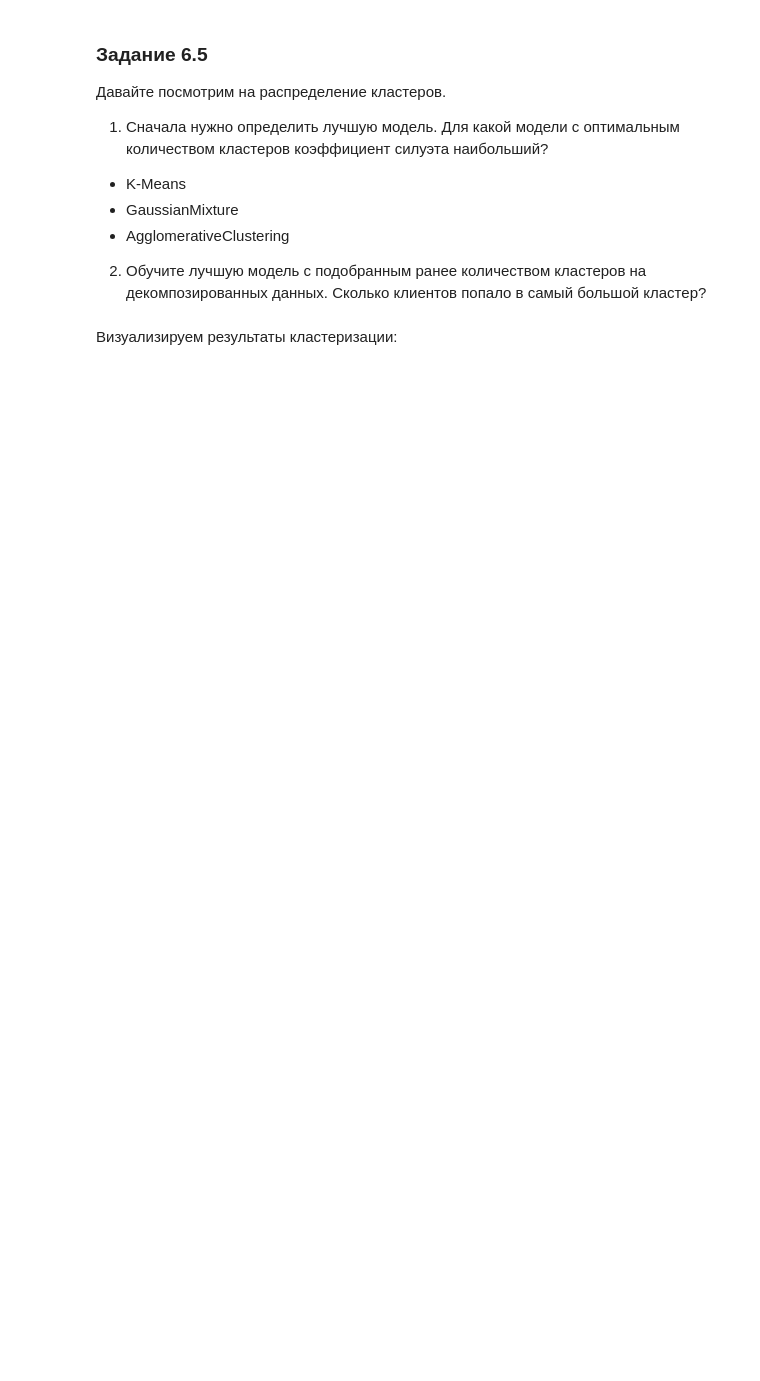
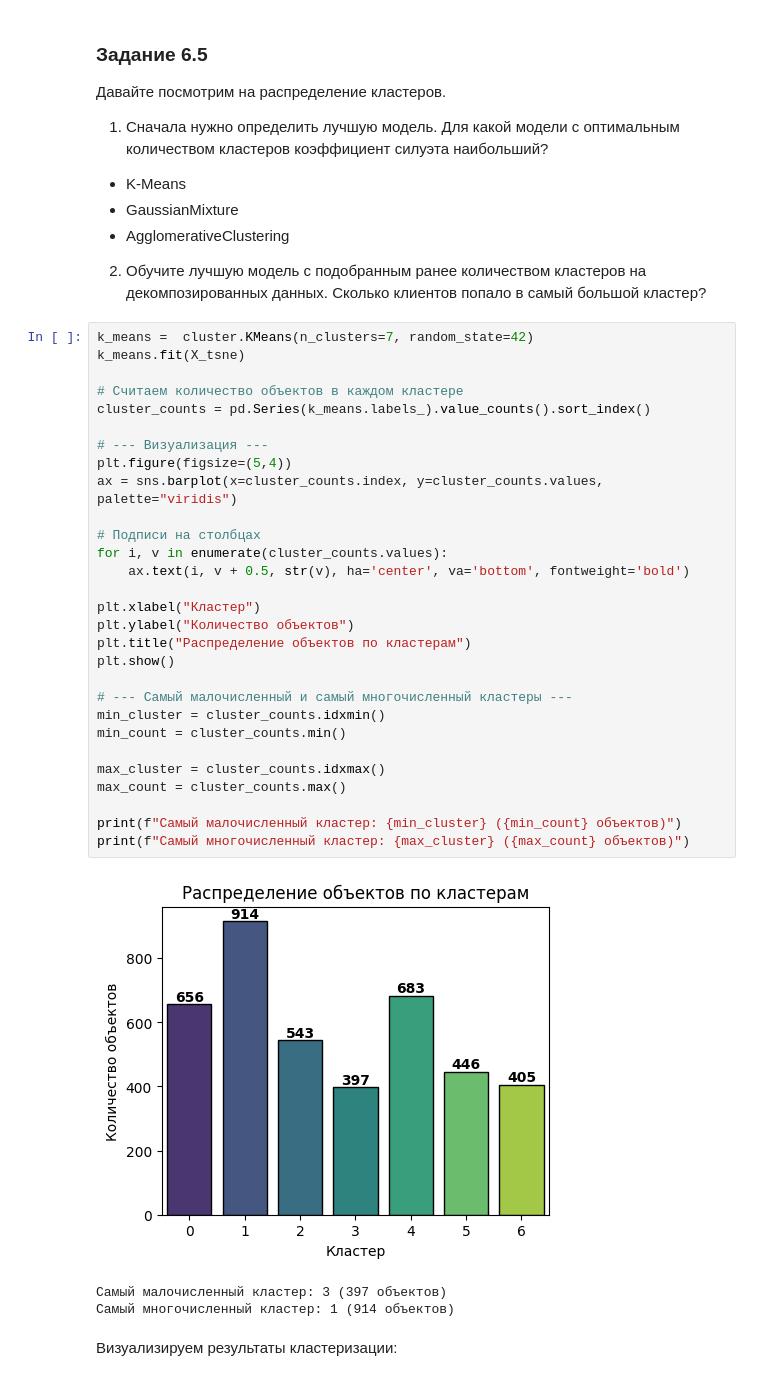
Before and after one commit to dafe1988/SF-DSPR-174, a Jupyter notebook: PROJECT-6/Project-6._Ноутбук-шаблон.ipynb, the cells around one changed output. Cells and saved outputs as stored; diff of their text form; blank space fills up the shorter version.

```diff
--- a/PROJECT-6/Project-6._Ноутбук-шаблон.ipynb
+++ b/PROJECT-6/Project-6._Ноутбук-шаблон.ipynb
@@ -1476,6 +1518,39 @@ print(f"Лучший silhouette = {best_score:.2f} при k = {best_cluster}")
 
 2) Обучите лучшую модель с подобранным ранее количеством кластеров на декомпозированных данных.
 Сколько клиентов попало в самый большой кластер?
+# %%
+k_means =  cluster.KMeans(n_clusters=7, random_state=42)
+k_means.fit(X_tsne)
+
+# Считаем количество объектов в каждом кластере
+cluster_counts = pd.Series(k_means.labels_).value_counts().sort_index()
+
+# --- Визуализация ---
+plt.figure(figsize=(5,4))
+ax = sns.barplot(x=cluster_counts.index, y=cluster_counts.values, palette="viridis")
+
+# Подписи на столбцах
+for i, v in enumerate(cluster_counts.values):
+    ax.text(i, v + 0.5, str(v), ha='center', va='bottom', fontweight='bold')
+
+plt.xlabel("Кластер")
+plt.ylabel("Количество объектов")
+plt.title("Распределение объектов по кластерам")
+plt.show()
+
+# --- Самый малочисленный и самый многочисленный кластеры ---
+min_cluster = cluster_counts.idxmin()
+min_count = cluster_counts.min()
+
+max_cluster = cluster_counts.idxmax()
+max_count = cluster_counts.max()
+
+print(f"Самый малочисленный кластер: {min_cluster} ({min_count} объектов)")
+print(f"Самый многочисленный кластер: {max_cluster} ({max_count} объектов)")
+# %% [output]
+[figure, added]
+Самый малочисленный кластер: 3 (397 объектов)
+Самый многочисленный кластер: 1 (914 объектов)
 # %% [markdown]
 Визуализируем результаты кластеризации:
 # %%
```
Also changed, not shown: parts of 21 cells of this notebook, 4 other files.
